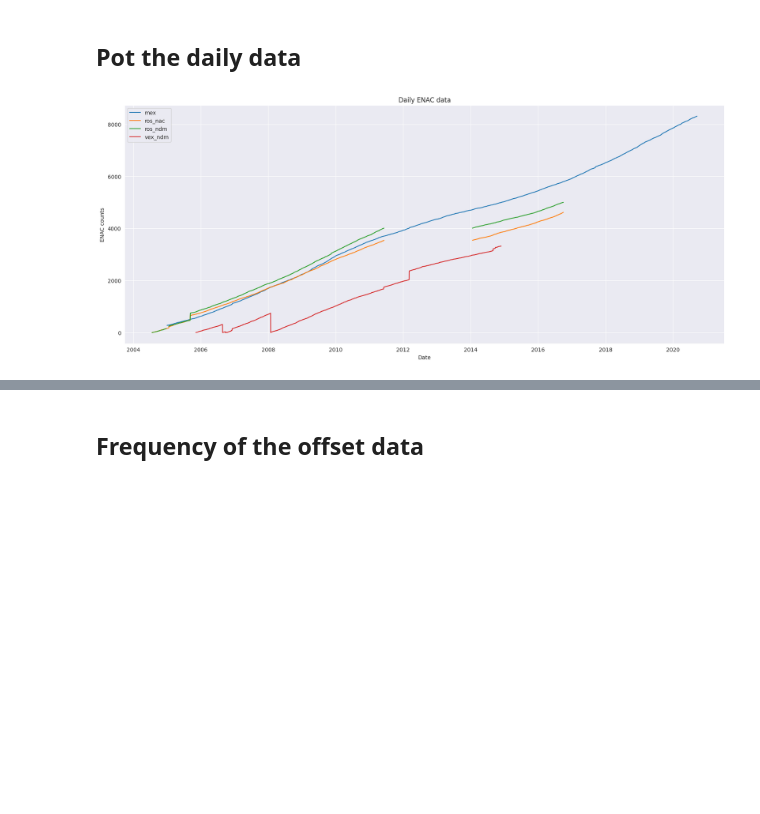
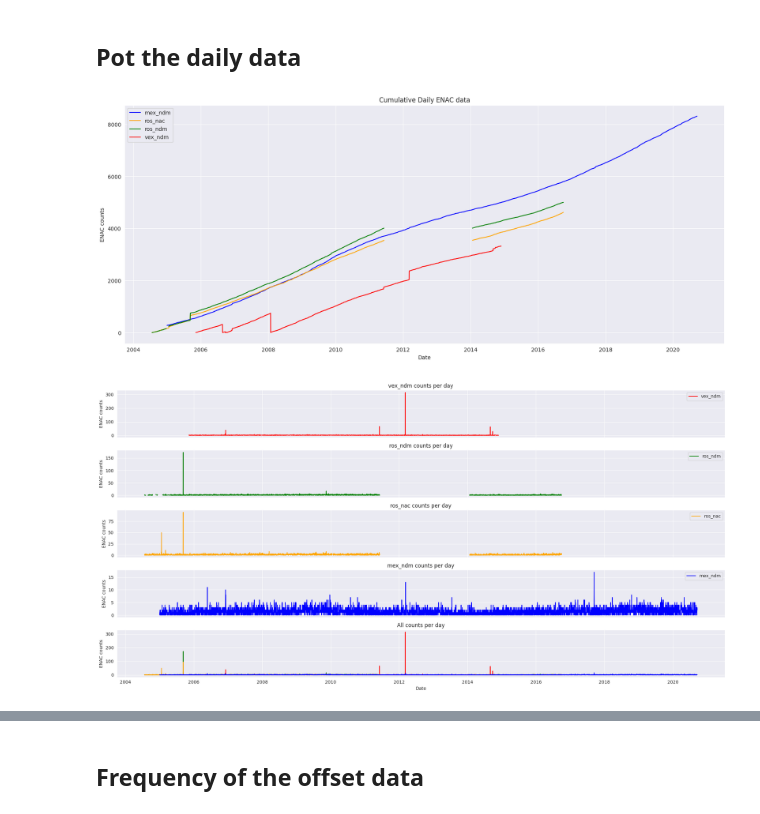
Before and after one commit to CS-433/ml-project-2-ml4esa, a Jupyter notebook: RawVisualization.ipynb, the cells around one changed output, grey strips where cells are left out. Saved outputs shown, nothing was run; the diff lists cells and outputs as text; code cells hidden in the pictures; blank space fills up the shorter version.

```diff
--- a/RawVisualization.ipynb
+++ b/RawVisualization.ipynb
@@ -40,11 +53,32 @@ for name, df in daily_data.items():
 # %%
 fig, ax = plt.subplots(figsize=(20, 8))
 for name, df in daily_data.items():
-    ax.plot(df, label=name)
+    ax.plot(df, label=name, color=colors[name])
     ax.legend()
-ax.set_title("Daily ENAC data")
+ax.set_title("Cumulative Daily ENAC data")
 ax.set_ylabel("ENAC counts")
 ax.set_xlabel("Date")
 plt.show()
 # %% [output]
-[figure, old version]
+[figure, new version]
+# %%
+# Plot the derivative of the daily data
+daily_diff_data = {}
+fig, ax = plt.subplots(5, 1 ,figsize=(20, 10), sharex=True)
+for i, (name, df) in enumerate(reversed(daily_data.items())):
+    diff = df.diff()
+    diff[diff < 0] = 0
+    daily_diff_data[name] = diff
+    ax[i].plot(diff, label=name, color=colors[name])
+    ax[4].plot(diff, label=name, color=colors[name])
+    ax[i].legend()
+    ax[i].set_title(f"{name} counts per day")
+    ax[i].set_ylabel("ENAC counts")
+
+ax[4].set_title("All counts per day")
+ax[4].set_ylabel("ENAC counts")
+ax[4].set_xlabel("Date")
+plt.tight_layout()
+plt.show()
+# %% [output]
+[figure, added]
```
Also changed, not shown: parts of 6 cells of this notebook.
